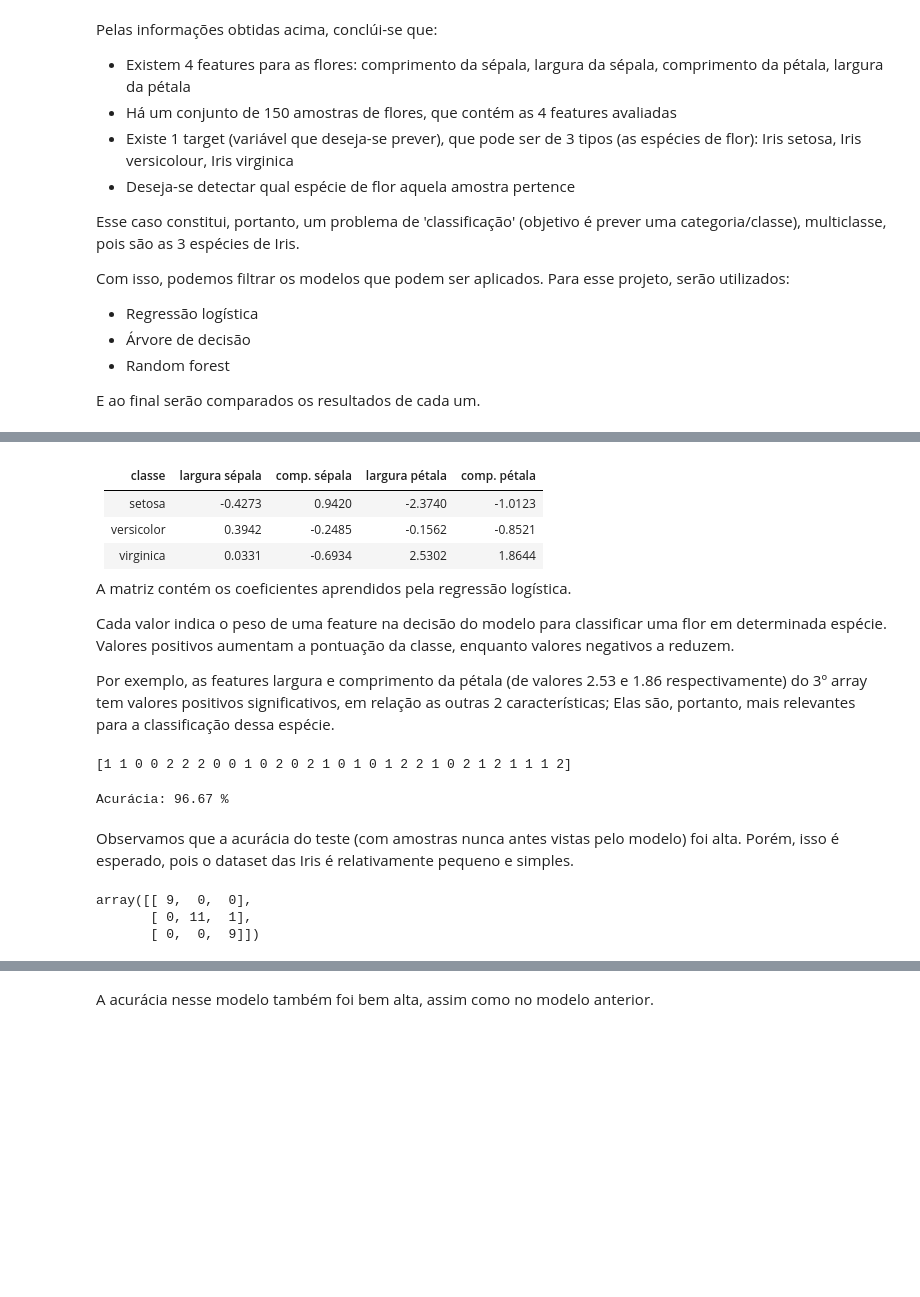
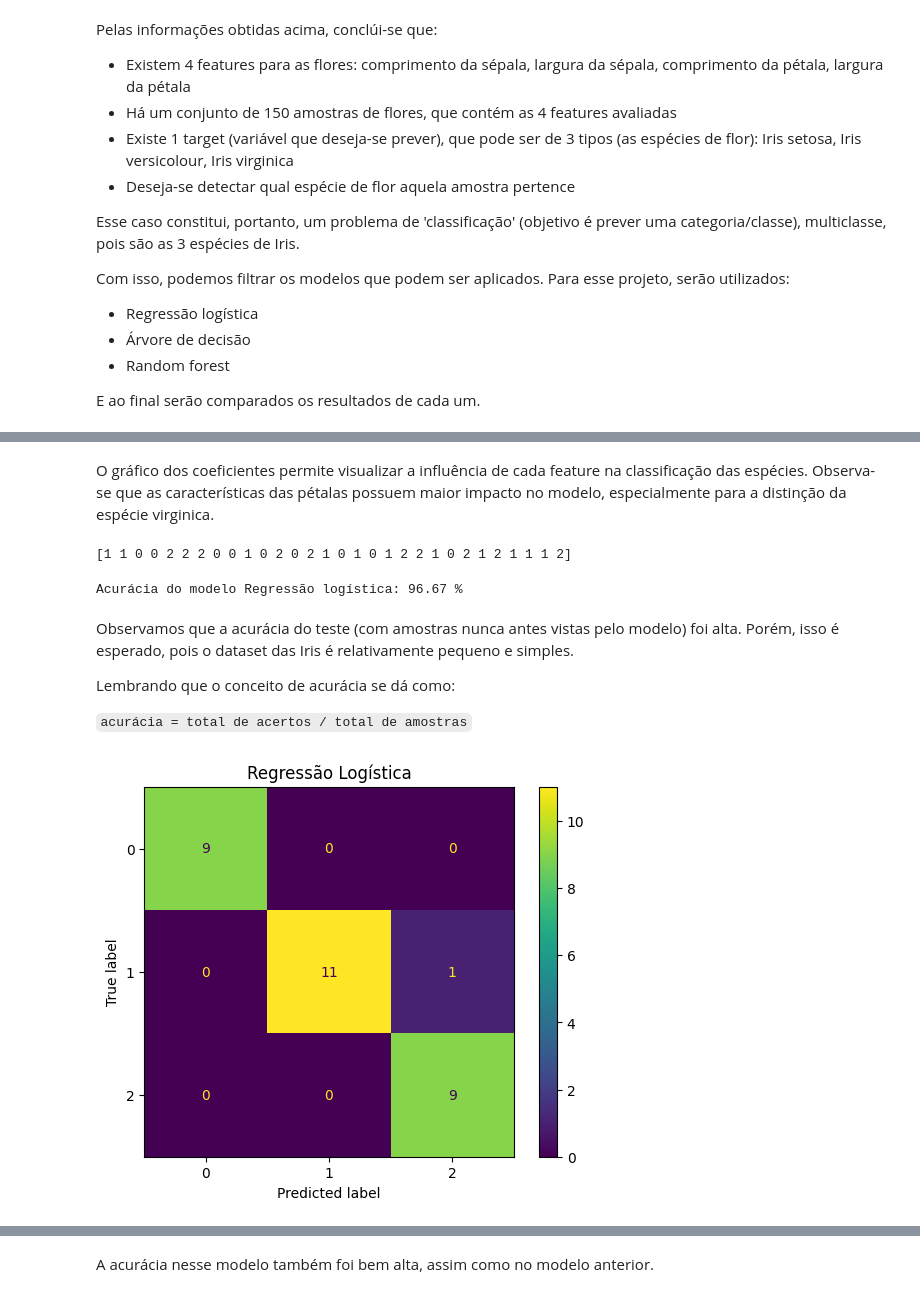
Before and after one commit to ateteu/classificacao-iris-ml, a Jupyter notebook: iris-ml.ipynb, the cells around one changed output, grey strips where cells are left out. Saved outputs shown, nothing was run; the diff lists cells and outputs as text; code cells hidden in the pictures; blank space fills up the shorter version.

```diff
--- a/iris-ml.ipynb
+++ b/iris-ml.ipynb
@@ -119,15 +156,5 @@ array([[-0.42732499,  0.94196626, -2.37399786, -1.01230009],
 # %% [markdown]
-| classe       | largura sépala | comp. sépala | largura pétala | comp. pétala |
-|--------------|----------------|--------------|----------------|--------------|
-| setosa       | -0.4273        |  0.9420      | -2.3740        | -1.0123      |
-| versicolor   |  0.3942        | -0.2485      | -0.1562        | -0.8521      |
-| virginica    |  0.0331        | -0.6934      |  2.5302        |  1.8644      |
-
-A matriz contém os coeficientes aprendidos pela regressão logística.
-
-Cada valor indica o peso de uma feature na decisão do modelo para classificar uma flor em determinada espécie. Valores positivos aumentam a pontuação da classe, enquanto valores negativos a reduzem.
-
-Por exemplo, as features largura e comprimento da pétala (de valores 2.53 e 1.86 respectivamente) do 3º array tem valores positivos significativos, em relação as outras 2 características; Elas são, portanto, mais relevantes para a classificação dessa espécie.
+O gráfico dos coeficientes permite visualizar a influência de cada feature na classificação das espécies. Observa-se que as características das pétalas possuem maior impacto no modelo, especialmente para a distinção da espécie virginica.
 # %%
 previsoes_rl = modelo_rl.predict(x_teste)
 print(previsoes_rl)
@@ -135,15 +162,21 @@ print(previsoes_rl)
 [1 1 0 0 2 2 2 0 0 1 0 2 0 2 1 0 1 0 1 2 2 1 0 2 1 2 1 1 1 2]
 # %%
 acuracia_rl = accuracy_score(y_teste, previsoes_rl) * 100
-print(f"Acurácia: {acuracia_rl:.2f} %")
+print(f"Acurácia do modelo Regressão logística: {acuracia_rl:.2f} %")
 # %% [output]
-Acurácia: 96.67 %
+Acurácia do modelo Regressão logística: 96.67 %
 # %% [markdown]
 Observamos que a acurácia do teste (com amostras nunca antes vistas pelo modelo) foi alta. Porém, isso é esperado, pois o dataset das Iris é relativamente pequeno e simples.
+
+Lembrando que o conceito de acurácia se dá como:
+
+`acurácia = total de acertos / total de amostras`
 # %%
 confusion_matrix(y_teste, previsoes_rl)
+
+ConfusionMatrixDisplay.from_predictions(y_teste, previsoes_rl)
+plt.title("Regressão Logística")
+plt.show()
 # %% [output]
-array([[ 9,  0,  0],
-       [ 0, 11,  1],
-       [ 0,  0,  9]])
+[figure, added]
 # %% [markdown]
```
Also changed, not shown: parts of 33 cells of this notebook, 1 other file.
